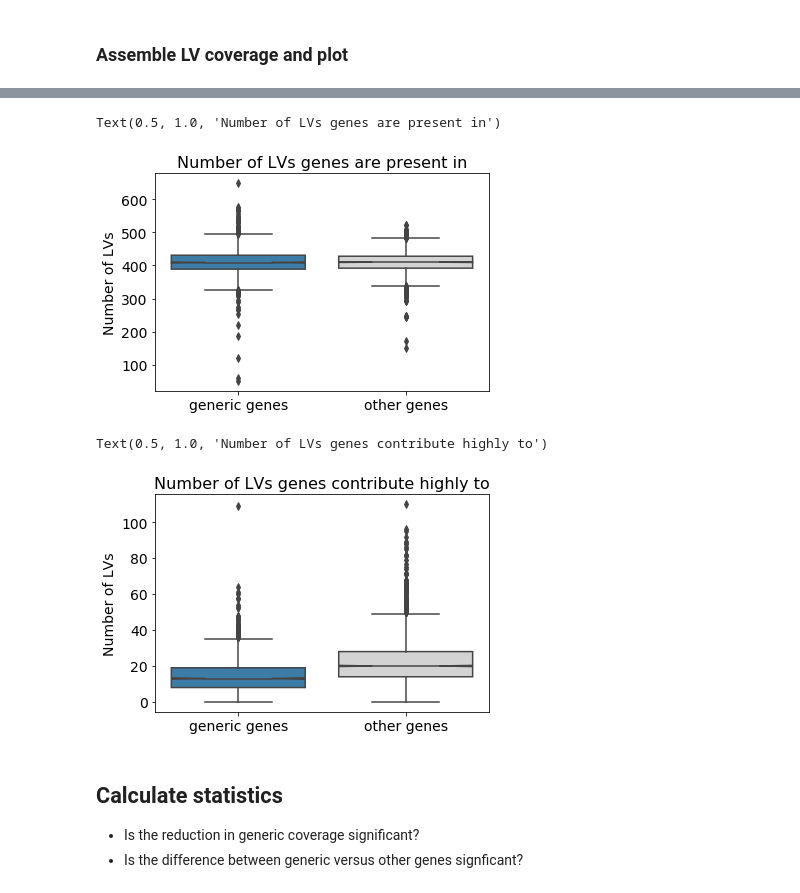
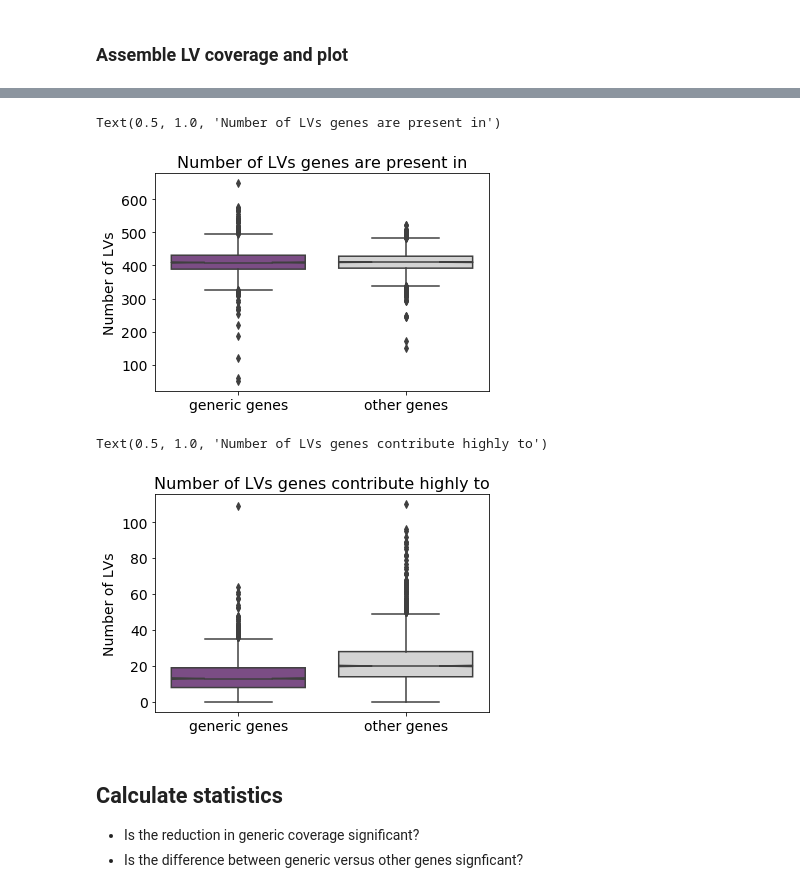
Before and after one commit to greenelab/generic-expression-patterns, a Jupyter notebook: LV_analysis/1_get_multiplier_LV_coverage.ipynb, the cells around one changed output, grey strips where cells are left out. Drawn from its saved outputs; the diff is of its cells as text; code cells hidden in the pictures.

```diff
--- a/LV_analysis/1_get_multiplier_LV_coverage.ipynb
+++ b/LV_analysis/1_get_multiplier_LV_coverage.ipynb
@@ -207,7 +207,7 @@ nonzero_fig = sns.boxplot(
     x="gene type",
     y="nonzero LV coverage",
     notch=True,
-    palette=["#2c7fb8", "lightgrey"],
+    palette=["#81448e", "lightgrey"],
 )
 nonzero_fig.set_xlabel(None)
 nonzero_fig.set_xticklabels(
@@ -222,30 +222,30 @@ nonzero_fig.set_title(
 )
 # %% [output]
 Text(0.5, 1.0, 'Number of LVs genes are present in')
-[figure, old version]
+[figure, new version]
 # %%
 # Plot coverage distribution given list of generic coverage, specific coverage
 highweight_fig = sns.boxplot(
     data=all_coverage_df,
     x="gene type",
     y="highweight LV coverage",
     notch=True,
-    palette=["#2c7fb8", "lightgrey"],
+    palette=["#81448e", "lightgrey"],
 )
 highweight_fig.set_xlabel(None)
 highweight_fig.set_xticklabels(
     ["generic genes", "other genes"], fontsize=14, fontname="Verdana"
 )
 highweight_fig.set_ylabel(
     textwrap.fill("Number of LVs", width=30), fontsize=14, fontname="Verdana"
 )
 highweight_fig.tick_params(labelsize=14)
 highweight_fig.set_title(
     "Number of LVs genes contribute highly to", fontsize=16, fontname="Verdana"
 )
 # %% [output]
 Text(0.5, 1.0, 'Number of LVs genes contribute highly to')
-[figure, old version]
+[figure, new version]
 # %% [markdown]
 ## Calculate statistics
 * Is the reduction in generic coverage significant?
```
Also changed, not shown: parts of 3 cells of this notebook, 5 other files.
